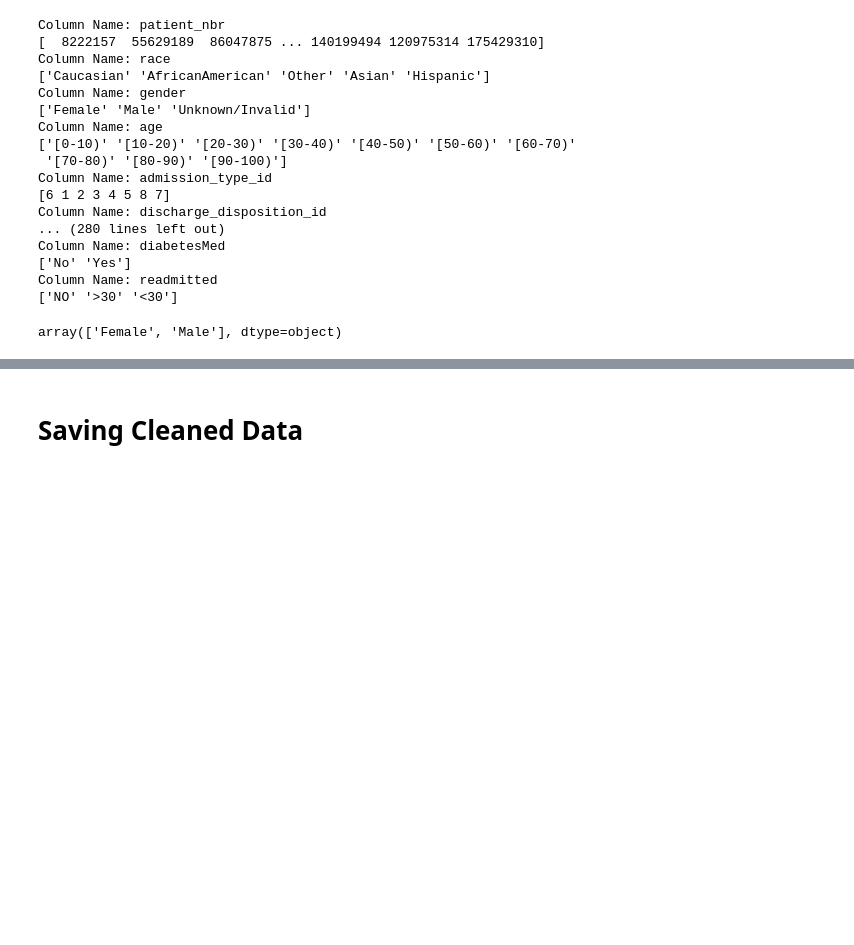
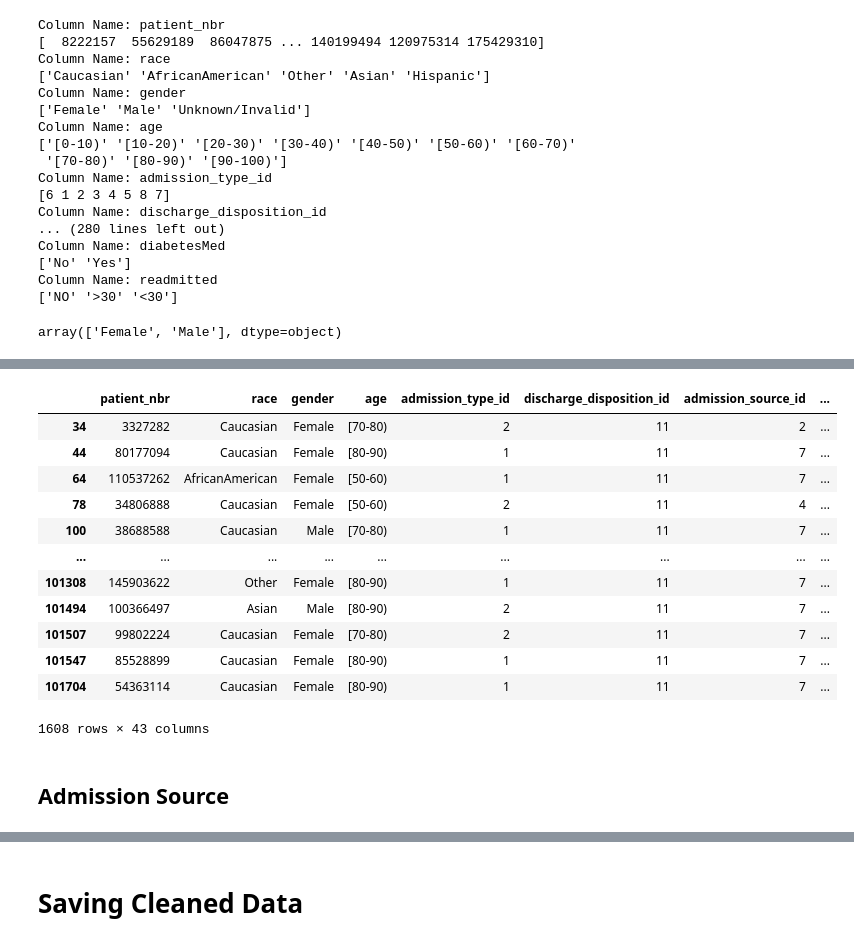
Before and after one commit to annasophiat/diabetic-readmissions, a Jupyter notebook: diabetes_data_wrangling.ipynb, the cells around one changed output, grey strips where cells are left out. Drawn from its saved outputs; the diff is of its cells as text; code cells hidden in the pictures; blank space fills up the shorter version.

```diff
--- a/diabetes_data_wrangling.ipynb
+++ b/diabetes_data_wrangling.ipynb
@@ -363,0 +368,5 @@ array(['Female', 'Male'], dtype=object)
+# %%
+# drop columns
+meds = ['metformin-rosiglitazone', 'citoglipton', 'examide']
+
+diabetes = diabetes.drop(columns=meds)
@@ -363,0 +461,18 @@ array(['Female', 'Male'], dtype=object)
+# %%
+diabetes[diabetes.discharge_disposition_id == 11]
+# %% [output]
+|  | patient_nbr | race | gender | age | admission_type_id | discharge_disposition_id | admission_source_id | ... |
+| 34 | 3327282 | Caucasian | Female | [70-80) | 2 | 11 | 2 | ... |
+| 44 | 80177094 | Caucasian | Female | [80-90) | 1 | 11 | 7 | ... |
+| 64 | 110537262 | AfricanAmerican | Female | [50-60) | 1 | 11 | 7 | ... |
+| 78 | 34806888 | Caucasian | Female | [50-60) | 2 | 11 | 4 | ... |
+| 100 | 38688588 | Caucasian | Male | [70-80) | 1 | 11 | 7 | ... |
+| ... | ... | ... | ... | ... | ... | ... | ... | ... |
+| 101308 | 145903622 | Other | Female | [80-90) | 1 | 11 | 7 | ... |
+| 101494 | 100366497 | Asian | Male | [80-90) | 2 | 11 | 7 | ... |
+| 101507 | 99802224 | Caucasian | Female | [70-80) | 2 | 11 | 7 | ... |
+| 101547 | 85528899 | Caucasian | Female | [80-90) | 1 | 11 | 7 | ... |
+| 101704 | 54363114 | Caucasian | Female | [80-90) | 1 | 11 | 7 | ... |
+1608 rows × 43 columns
+# %% [markdown]
+## Admission Source
```
Also changed, not shown: parts of 12 cells of this notebook.
